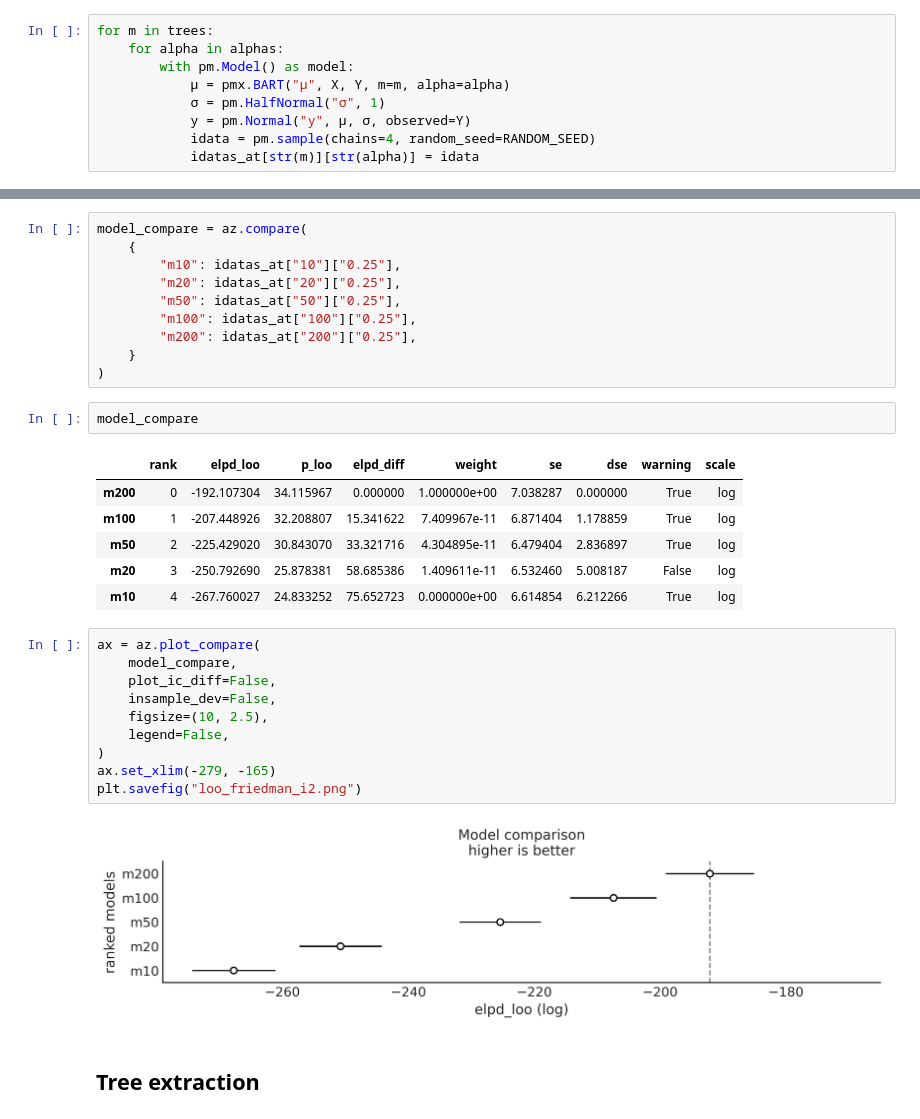
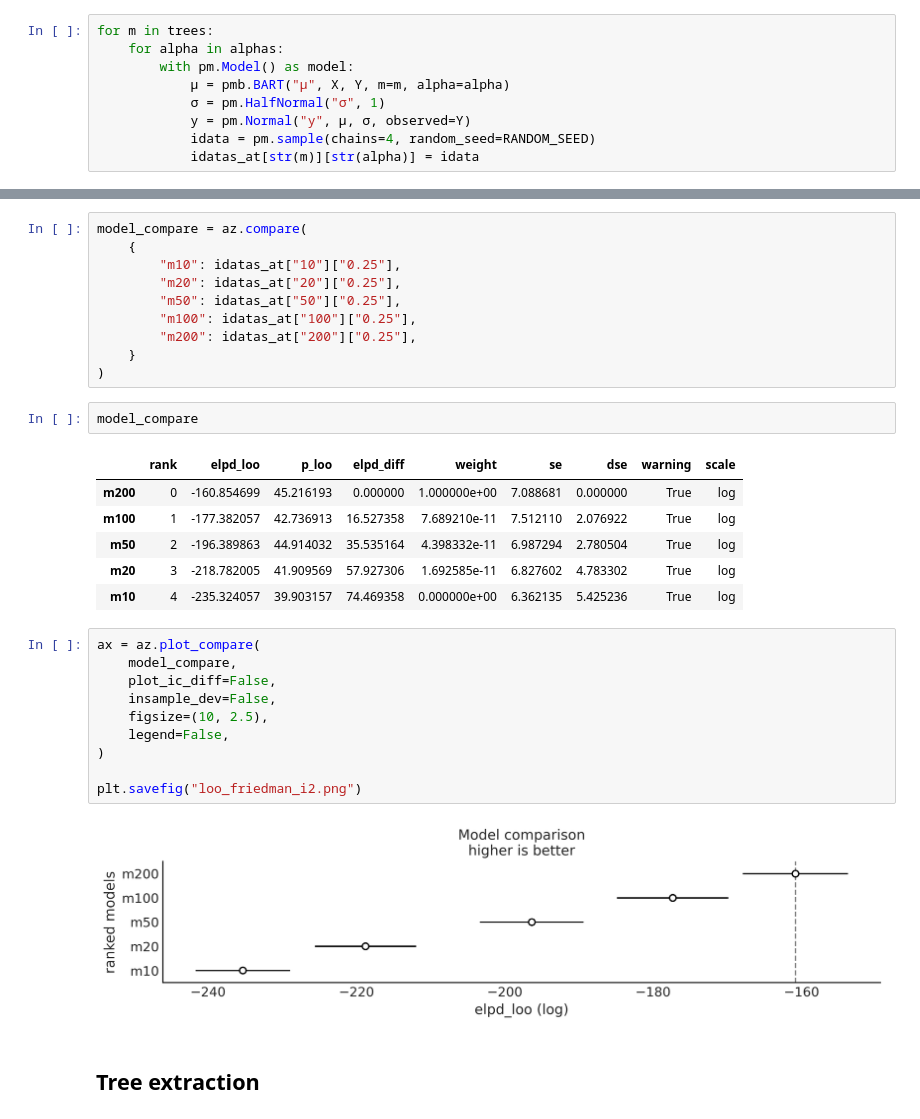
Before and after one commit to Grupo-de-modelado-probabilista/BART, a Jupyter notebook: experiments/friedman_trees_alphas.ipynb, the cells around one changed output, grey strips where cells are left out. Cells and saved outputs as stored; diff of their text form.

Commit message:
update pymc_bart friedman example

```diff
--- a/experiments/friedman_trees_alphas.ipynb
+++ b/experiments/friedman_trees_alphas.ipynb
@@ -39,7 +39,7 @@ idatas_at = {
 for m in trees:
     for alpha in alphas:
         with pm.Model() as model:
-            μ = pmx.BART("μ", X, Y, m=m, alpha=alpha)
+            μ = pmb.BART("μ", X, Y, m=m, alpha=alpha)
             σ = pm.HalfNormal("σ", 1)
             y = pm.Normal("y", μ, σ, observed=Y)
             idata = pm.sample(chains=4, random_seed=RANDOM_SEED)
@@ -129,23 +128,23 @@ model_compare = az.compare(
 model_compare
 # %% [output]
 |  | rank | elpd_loo | p_loo | elpd_diff | weight | se | dse | warning | scale |
-| m200 | 0 | -192.107304 | 34.115967 | 0.000000 | 1.000000e+00 | 7.038287 | 0.000000 | True | log |
-| m100 | 1 | -207.448926 | 32.208807 | 15.341622 | 7.409967e-11 | 6.871404 | 1.178859 | True | log |
-| m50 | 2 | -225.429020 | 30.843070 | 33.321716 | 4.304895e-11 | 6.479404 | 2.836897 | True | log |
-| m20 | 3 | -250.792690 | 25.878381 | 58.685386 | 1.409611e-11 | 6.532460 | 5.008187 | False | log |
-| m10 | 4 | -267.760027 | 24.833252 | 75.652723 | 0.000000e+00 | 6.614854 | 6.212266 | True | log |
+| m200 | 0 | -160.854699 | 45.216193 | 0.000000 | 1.000000e+00 | 7.088681 | 0.000000 | True | log |
+| m100 | 1 | -177.382057 | 42.736913 | 16.527358 | 7.689210e-11 | 7.512110 | 2.076922 | True | log |
+| m50 | 2 | -196.389863 | 44.914032 | 35.535164 | 4.398332e-11 | 6.987294 | 2.780504 | True | log |
+| m20 | 3 | -218.782005 | 41.909569 | 57.927306 | 1.692585e-11 | 6.827602 | 4.783302 | True | log |
+| m10 | 4 | -235.324057 | 39.903157 | 74.469358 | 0.000000e+00 | 6.362135 | 5.425236 | True | log |
 # %%
 ax = az.plot_compare(
     model_compare,
     plot_ic_diff=False,
     insample_dev=False,
     figsize=(10, 2.5),
     legend=False,
 )
-ax.set_xlim(-279, -165)
+
 plt.savefig("loo_friedman_i2.png")
 # %% [output]
-[figure, old version]
+[figure, new version]
 # %% [markdown]
 ## Tree extraction
 # %%
```
Also changed, not shown: parts of 5 cells of this notebook, 3 other files.
